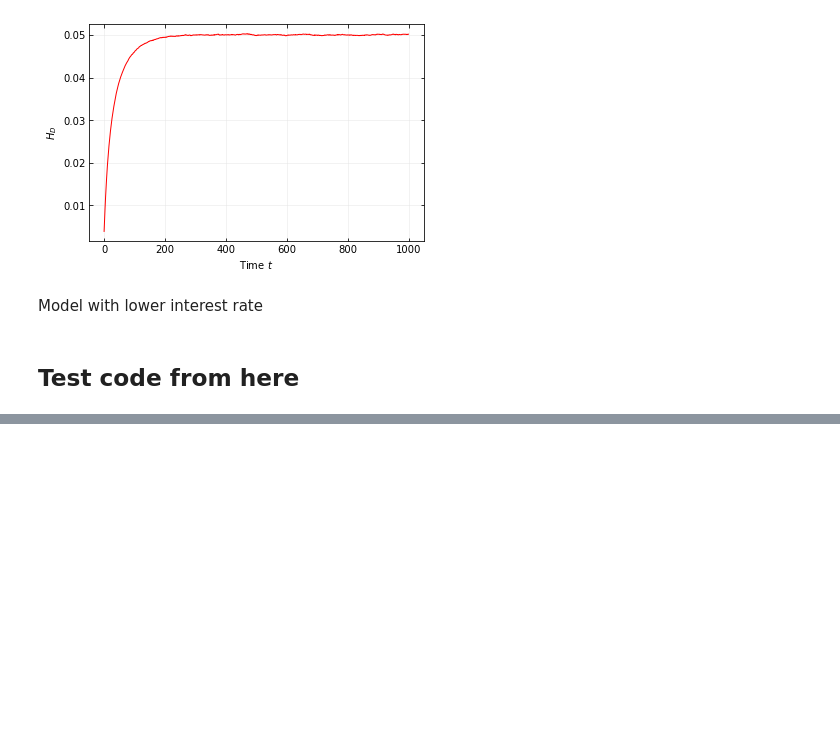
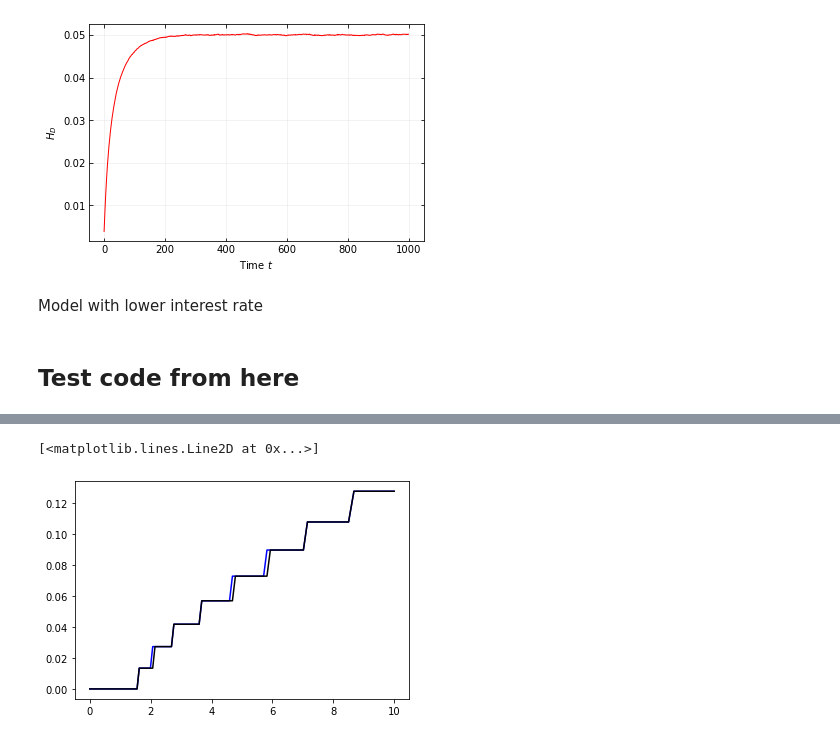
Before and after one commit to madsankern/MA_thesis, a Jupyter notebook: 00 - Stationary.ipynb, the cells around one changed output, grey strips where cells are left out. Cells and saved outputs as stored; diff of their text form; code cells hidden in the pictures; blank space fills up the shorter version.

```diff
--- a/00 - Illustrate.ipynb
+++ b/00 - Stationary.ipynb
@@ -312,0 +315,2 @@ plt.plot(h_val)
+# %%
+model = DurableConsumptionModelClass(name='example_negm',par={'solmethod':'negm', 'do_print':False})
@@ -312,0 +321,9 @@ plt.plot(h_val)
+# %%
+# plt.plot(model.par.grid_m,model.sol_path.c_keep[0,0,1,5,:])
+t = 0
+
+plt.plot(model.par.grid_m,model.sol_path.d_adj[t,0,1,:], color = 'blue')
+plt.plot(model.par.grid_m,model.sol.d_adj[t,0,1,:], color = 'k')
+# %% [output]
+[<matplotlib.lines.Line2D at 0x...>]
+[figure, added]
```
Also changed, not shown: parts of 5 cells of this notebook.
